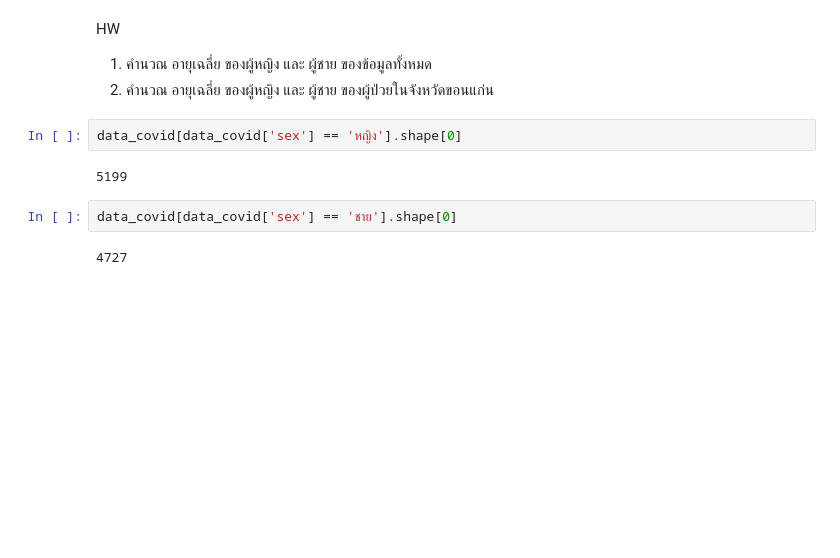
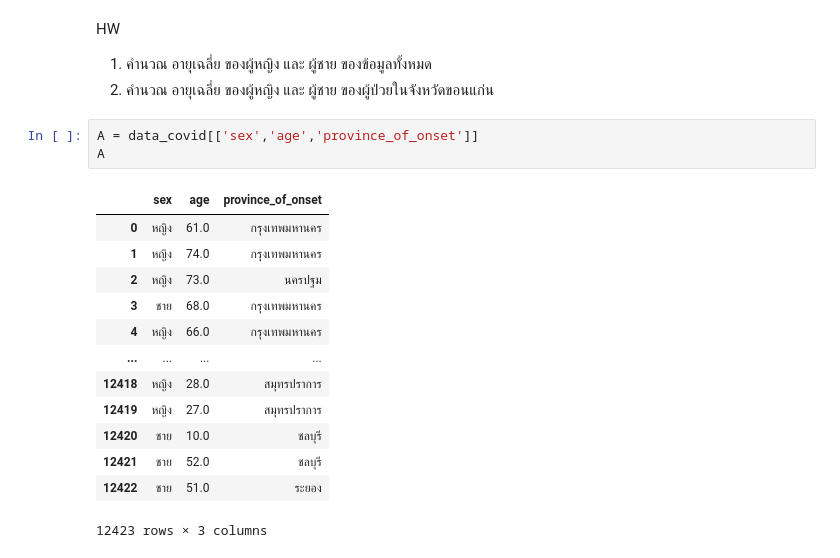
Before and after one commit to Patsee/data_viz, a Jupyter notebook: Pandas_101.ipynb, the cells around one changed output. Cells and saved outputs as stored; diff of their text form; blank space fills up the shorter version.

```diff
--- a/Pandas_101.ipynb
+++ b/Pandas_101.ipynb
@@ -170,11 +170,20 @@ data_covid[data_covid['risk']=='คนต่างชาติเดินทา
 HW
 1. คำนวณ อายุเฉลี่ย ของผู้หญิง และ ผู้ชาย ของข้อมูลทั้งหมด
 2. คำนวณ อายุเฉลี่ย ของผู้หญิง และ ผู้ชาย ของผู้ป่วยในจังหวัดขอนแก่น
-# %%
-data_covid[data_covid['sex'] == 'หญิง'].shape[0]
-# %% [output]
-5199
-# %%
-data_covid[data_covid['sex'] == 'ชาย'].shape[0]
-# %% [output]
-4727
+# %%
+A = data_covid[['sex','age','province_of_onset']]
+A
+# %% [output]
+|  | sex | age | province_of_onset |
+| 0 | หญิง | 61.0 | กรุงเทพมหานคร |
+| 1 | หญิง | 74.0 | กรุงเทพมหานคร |
+| 2 | หญิง | 73.0 | นครปฐม |
+| 3 | ชาย | 68.0 | กรุงเทพมหานคร |
+| 4 | หญิง | 66.0 | กรุงเทพมหานคร |
+| ... | ... | ... | ... |
+| 12418 | หญิง | 28.0 | สมุทรปราการ |
+| 12419 | หญิง | 27.0 | สมุทรปราการ |
+| 12420 | ชาย | 10.0 | ชลบุรี |
+| 12421 | ชาย | 52.0 | ชลบุรี |
+| 12422 | ชาย | 51.0 | ระยอง |
+12423 rows × 3 columns
```
Also changed, not shown: parts of 12 cells of this notebook.
